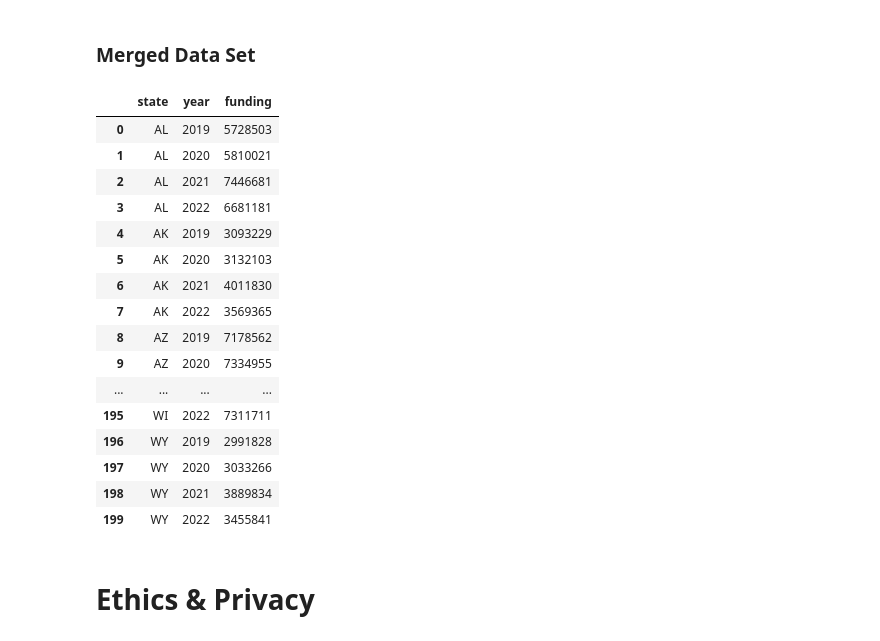
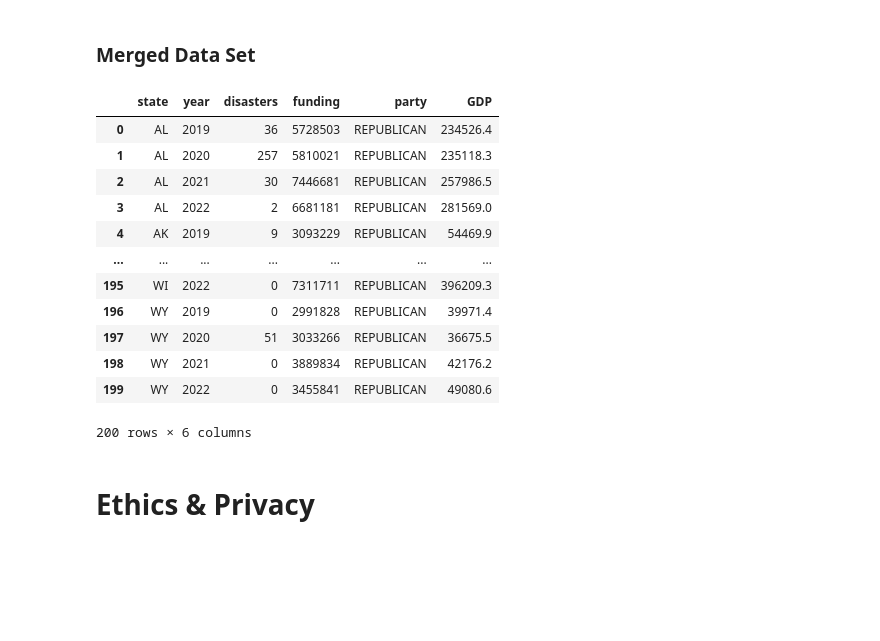
Before and after one commit to COGS108/Group054_WI24, a Jupyter notebook: DataCheckpoint_Group054_WI24.ipynb, the cells around one changed output. Drawn from its saved outputs; the diff is of its cells as text; code cells hidden in the pictures; blank space fills up the shorter version.

```diff
--- a/DataCheckpoint_Group054_WI24.ipynb
+++ b/DataCheckpoint_Group054_WI24.ipynb
@@ -228,11 +227,11 @@ us_state_to_abbrev = {
     "Hawaii": "HI", "Idaho": "ID", "Illinois": "IL", "Indiana": "IN", "Iowa": "IA",
     "Kansas": "KS", "Kentucky": "KY", "Louisiana": "LA", "Maine": "ME", "Maryland": "MD",
     "Massachusetts": "MA", "Michigan": "MI", "Minnesota": "MN", "Mississippi": "MS", "Missouri": "MO",
-    "Montana": "MT", "Nebraska": "NE", "Nevada": "NV", "New Hampshire": "NH", "New Jersey": "NJ",
-    "New Mexico": "NM", "New York": "NY", "North Carolina": "NC", "North Dakota": "ND", "Ohio": "OH",
-    "Oklahoma": "OK", "Oregon": "OR", "Pennsylvania": "PA", "Rhode Island": "RI", "South Carolina": "SC",
-    "South Dakota": "SD", "Tennessee": "TN", "Texas": "TX", "Utah": "UT", "Vermont": "VT",
-    "Virginia": "VA", "Washington": "WA", "West Virginia": "WV", "Wisconsin": "WI", "Wyoming": "WY",
+    "Montana": "MT", "Nebraska": "NE", "Nevada": "NV", "New hampshire": "NH", "New jersey": "NJ",
+    "New mexico": "NM", "New york": "NY", "North carolina": "NC", "North dakota": "ND", "Ohio": "OH",
+    "Oklahoma": "OK", "Oregon": "OR", "Pennsylvania": "PA", "Rhode island": "RI", "South carolina": "SC",
+    "South dakota": "SD", "Tennessee": "TN", "Texas": "TX", "Utah": "UT", "Vermont": "VT",
+    "Virginia": "VA", "Washington": "WA", "West virginia": "WV", "Wisconsin": "WI", "Wyoming": "WY"
 }
 
 winning_party_indexed_filled['state'] = winning_party_indexed_filled['state'].str.lower().str.capitalize().map(us_state_to_abbrev)
@@ -317,48 +316,25 @@ gdp_by_state
 # %%
 #the data sets we have now are EMPG, disasters, state_political_leaning, & gdp_by_state
 #we have individually pre procesesed every data frame so that merging will be a smooth process
-pd.set_option('display.max_rows', None)
 
-# EMPG['state'] = EMPG['state'].str.strip()
-# disasters['state'] = disasters['state'].str.strip()
-# state_political_leaning['state'] = state_political_leaning['state'].str.strip()
-# gdp_by_state['state'] = gdp_by_state['state'].str.strip()
-
-
-# master_df = disasters.merge(EMPG)
-# master_df = master_df.merge(state_political_leaning)
-# master_df = master_df.merge(gdp_by_state)
-# master_df
-
-# print(EMPG['state'].unique())
-# print(len(disasters['state'].unique()))
-# print(state_political_leaning['state'].unique())
-# print(len(gdp_by_state['state'].unique()))
-
-# print(EMPG['year'].unique())
-# print(disasters['year'].unique())
-# print(state_political_leaning['year'].unique())
-# print(gdp_by_state['year'].unique())
-
-df_grouped
+master_df = disasters.merge(EMPG)
+master_df = master_df.merge(state_political_leaning)
+master_df = master_df.merge(gdp_by_state)
+master_df
 # %% [output]
-|  | state | year | funding |
-| 0 | AL | 2019 | 5728503 |
-| 1 | AL | 2020 | 5810021 |
-| 2 | AL | 2021 | 7446681 |
-| 3 | AL | 2022 | 6681181 |
-| 4 | AK | 2019 | 3093229 |
-| 5 | AK | 2020 | 3132103 |
-| 6 | AK | 2021 | 4011830 |
-| 7 | AK | 2022 | 3569365 |
-| 8 | AZ | 2019 | 7178562 |
-| 9 | AZ | 2020 | 7334955 |
-| ... | ... | ... | ... |
-| 195 | WI | 2022 | 7311711 |
-| 196 | WY | 2019 | 2991828 |
-| 197 | WY | 2020 | 3033266 |
-| 198 | WY | 2021 | 3889834 |
-| 199 | WY | 2022 | 3455841 |
+|  | state | year | disasters | funding | party | GDP |
+| 0 | AL | 2019 | 36 | 5728503 | REPUBLICAN | 234526.4 |
+| 1 | AL | 2020 | 257 | 5810021 | REPUBLICAN | 235118.3 |
+| 2 | AL | 2021 | 30 | 7446681 | REPUBLICAN | 257986.5 |
+| 3 | AL | 2022 | 2 | 6681181 | REPUBLICAN | 281569.0 |
+| 4 | AK | 2019 | 9 | 3093229 | REPUBLICAN | 54469.9 |
+| ... | ... | ... | ... | ... | ... | ... |
+| 195 | WI | 2022 | 0 | 7311711 | REPUBLICAN | 396209.3 |
+| 196 | WY | 2019 | 0 | 2991828 | REPUBLICAN | 39971.4 |
+| 197 | WY | 2020 | 51 | 3033266 | REPUBLICAN | 36675.5 |
+| 198 | WY | 2021 | 0 | 3889834 | REPUBLICAN | 42176.2 |
+| 199 | WY | 2022 | 0 | 3455841 | REPUBLICAN | 49080.6 |
+200 rows × 6 columns
 # %% [markdown]
 # Ethics & Privacy
 # %% [markdown]
```
Also changed, not shown: parts of 1 cell of this notebook.
